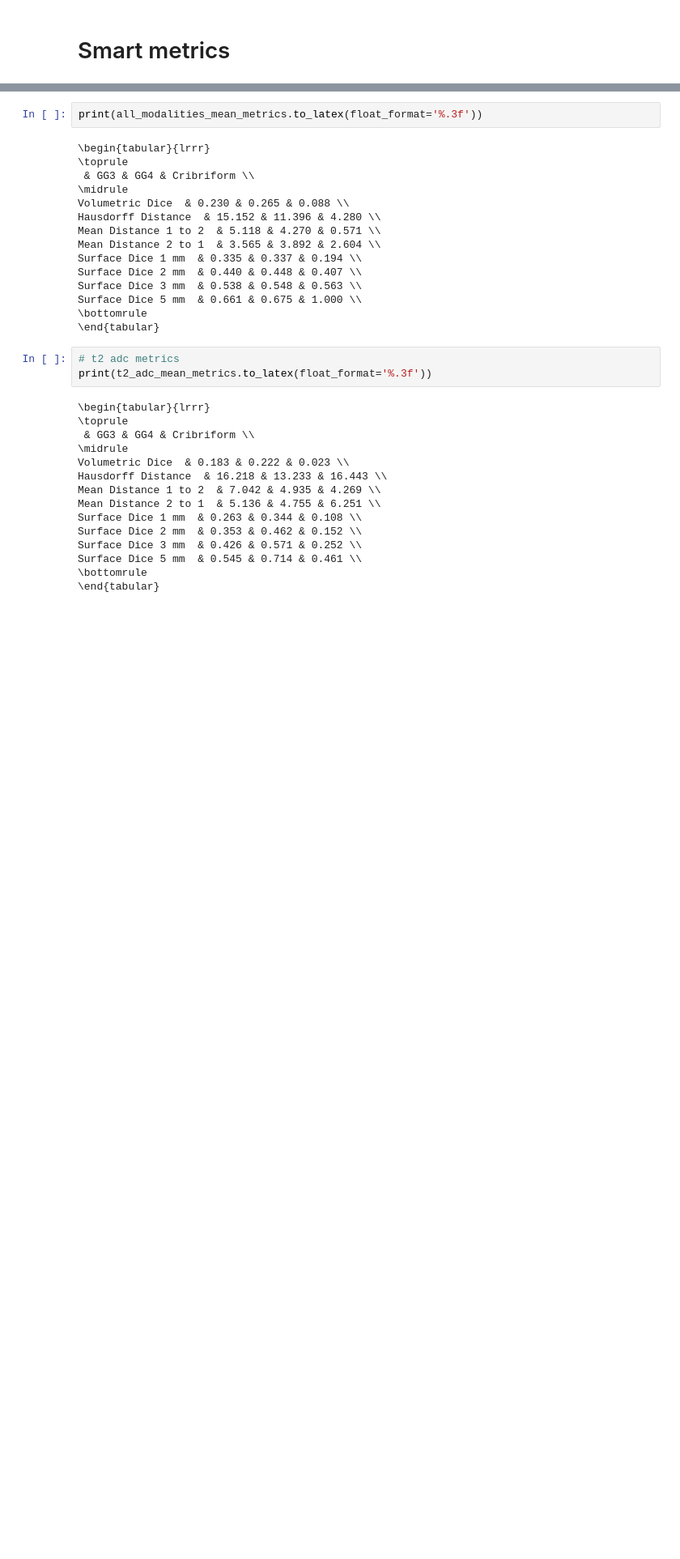
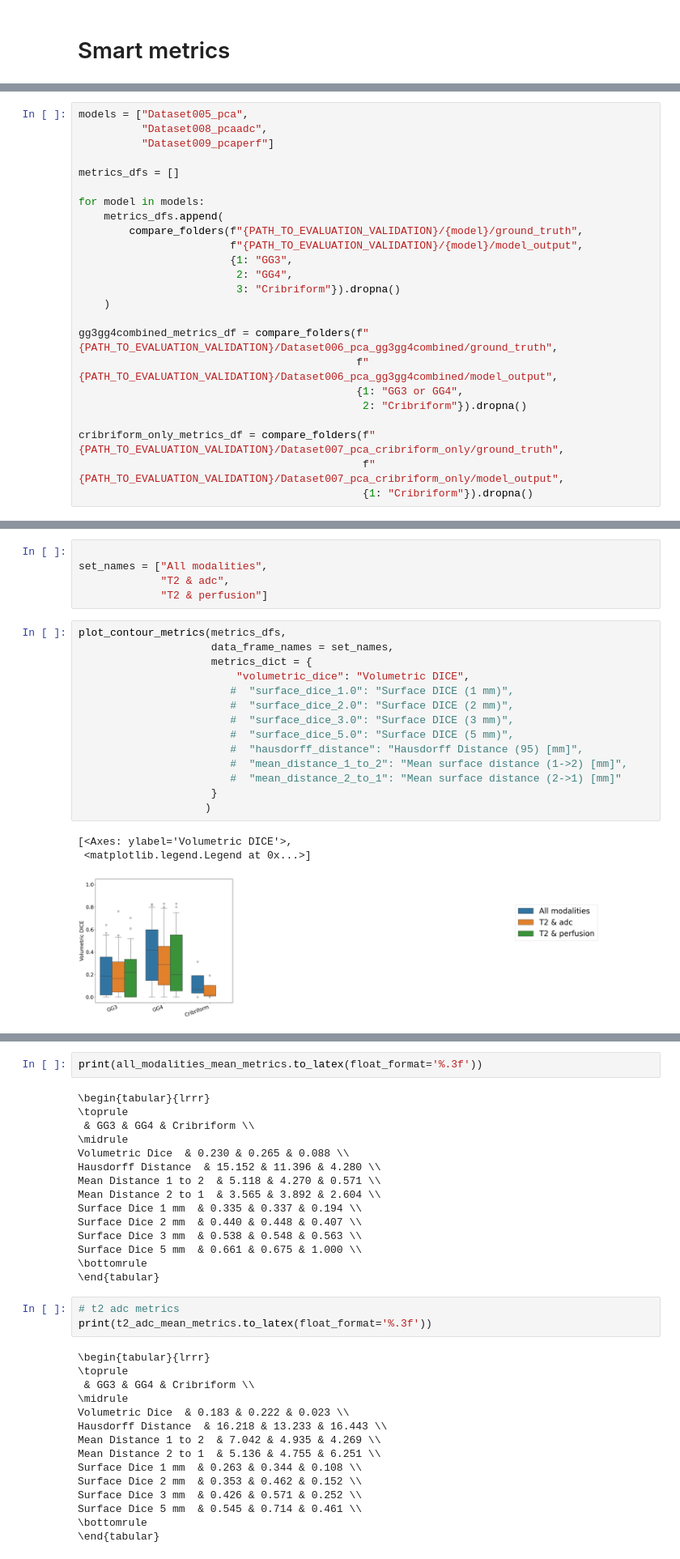
Before and after one commit to Looqes/pca_thesis_project, a Jupyter notebook: notebooks/smart_metrics.ipynb, the cells around one changed output, grey strips where cells are left out. Shown: that part at 81% size. Saved outputs shown, nothing was run; the diff lists cells and outputs as text; blank space fills up the shorter version.

```diff
--- a/notebooks/smart_metrics.ipynb
+++ b/notebooks/smart_metrics.ipynb
@@ -250,0 +19,24 @@ print(t2_adc_mean_metrics["GG4"][0])
+# %%
+models = ["Dataset005_pca",
+          "Dataset008_pcaadc",
+          "Dataset009_pcaperf"]
+
+metrics_dfs = []
+
+for model in models:
+    metrics_dfs.append(
+        compare_folders(f"{PATH_TO_EVALUATION_VALIDATION}/{model}/ground_truth",
+                        f"{PATH_TO_EVALUATION_VALIDATION}/{model}/model_output",
+                        {1: "GG3",
+                         2: "GG4",
+                         3: "Cribriform"}).dropna()
+    )
+
+gg3gg4combined_metrics_df = compare_folders(f"{PATH_TO_EVALUATION_VALIDATION}/Dataset006_pca_gg3gg4combined/ground_truth",
+                                            f"{PATH_TO_EVALUATION_VALIDATION}/Dataset006_pca_gg3gg4combined/model_output",
+                                            {1: "GG3 or GG4",
+                                             2: "Cribriform"}).dropna()
+
+cribriform_only_metrics_df = compare_folders(f"{PATH_TO_EVALUATION_VALIDATION}/Dataset007_pca_cribriform_only/ground_truth",
+                                             f"{PATH_TO_EVALUATION_VALIDATION}/Dataset007_pca_cribriform_only/model_output",
+                                             {1: "Cribriform"}).dropna()
@@ -250,0 +65,23 @@ print(t2_adc_mean_metrics["GG4"][0])
+# %%
+
+set_names = ["All modalities",
+             "T2 & adc",
+             "T2 & perfusion"]
+# %%
+plot_contour_metrics(metrics_dfs,
+                     data_frame_names = set_names,
+                     metrics_dict = {
+                         "volumetric_dice": "Volumetric DICE",
+                        #  "surface_dice_1.0": "Surface DICE (1 mm)",
+                        #  "surface_dice_2.0": "Surface DICE (2 mm)",
+                        #  "surface_dice_3.0": "Surface DICE (3 mm)",
+                        #  "surface_dice_5.0": "Surface DICE (5 mm)",
+                        #  "hausdorff_distance": "Hausdorff Distance (95) [mm]",
+                        #  "mean_distance_1_to_2": "Mean surface distance (1->2) [mm]",
+                        #  "mean_distance_2_to_1": "Mean surface distance (2->1) [mm]"
+                     }
+                    )
+# %% [output]
+[<Axes: ylabel='Volumetric DICE'>,
+ <matplotlib.legend.Legend at 0x...>]
+[figure, added]
```
Also changed, not shown: parts of 42 cells of this notebook.
